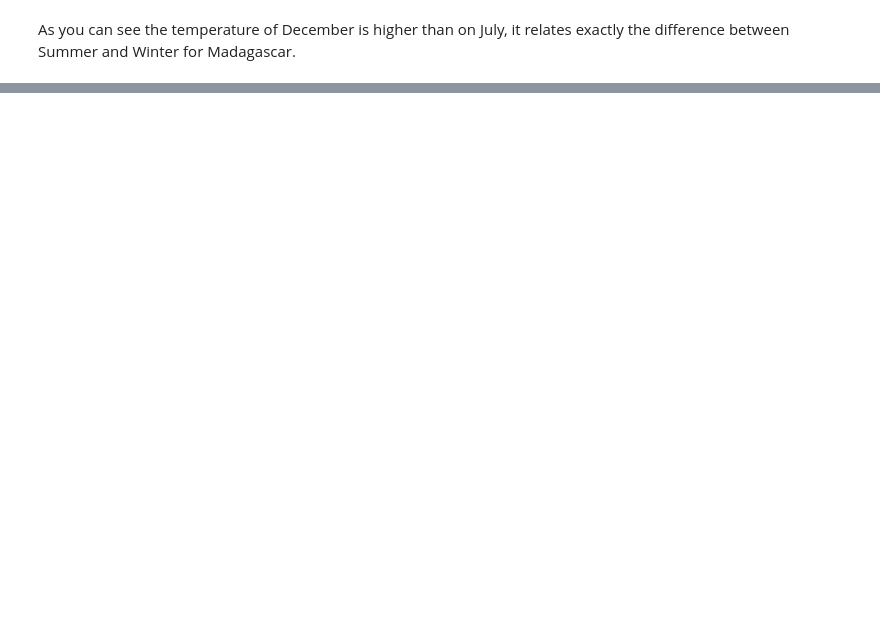
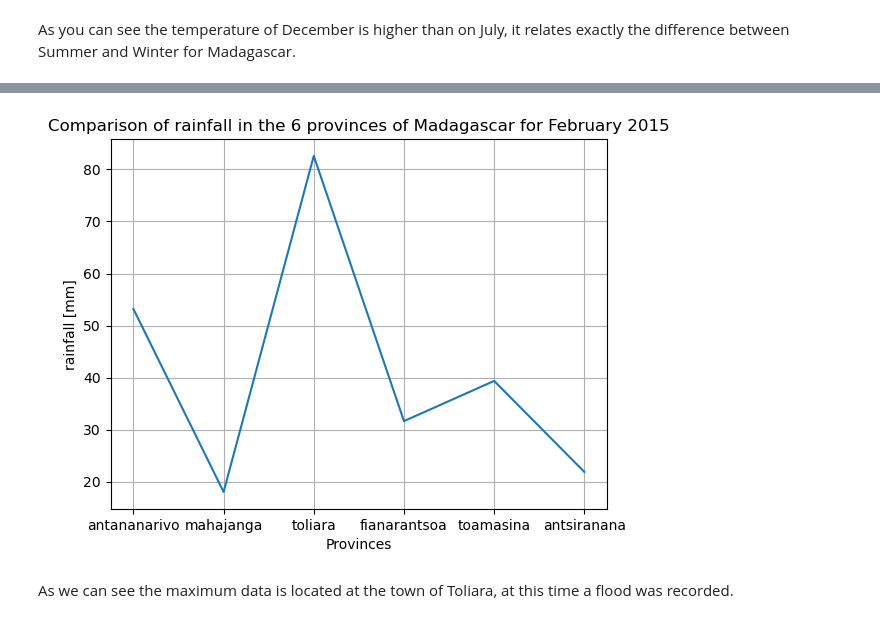
Before and after one commit to dinasdata/annual_data_scraping, a Jupyter notebook: notebook.ipynb, the cells around one changed output, grey strips where cells are left out. Drawn from its saved outputs; the diff is of its cells as text; code cells hidden in the pictures; blank space fills up the shorter version.

```diff
--- a/notebook.ipynb
+++ b/notebook.ipynb
@@ -134,0 +155,15 @@ As you can see the temperature of December is higher than on July, it relates ex
+# %%
+stored = np.zeros((6,))
+provinces = ["antananarivo","mahajanga","toliara","fianarantsoa","toamasina","antsiranana"]
+for i in range(len(provinces)):
+    stored[i] = (summary_scrap(provinces[i],"february","2015")["RR [mm]"][0] + summary_scrap(provinces[i],"february","2015")["RR [mm]"][1])/2
+
+plt.plot(provinces,stored)
+plt.title("Comparison of rainfall in the 6 provinces of Madagascar for February 2015")
+plt.xlabel("Provinces")
+plt.ylabel("rainfall [mm]")
+plt.grid()
+# %% [output]
+[figure, added]
+# %% [markdown]
+As we can see the maximum data is located at the town of Toliara, at this time a flood was recorded.
```
Also changed, not shown: parts of 5 cells of this notebook, 2 other files.
